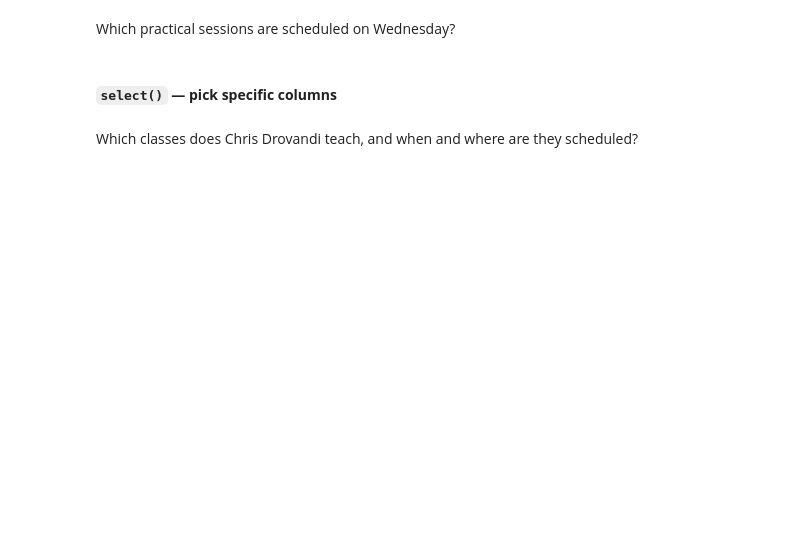
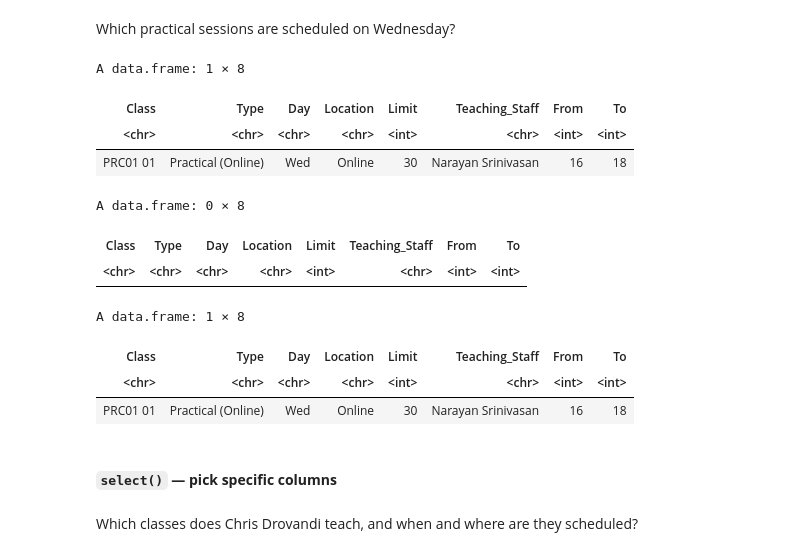
Before and after one commit to ConCuNho24/git-tutorial, a Jupyter notebook: notebooks/Week_1.ipynb, the cells around one changed output. Saved outputs shown, nothing was run; the diff lists cells and outputs as text; code cells hidden in the pictures; blank space fills up the shorter version.

Commit message:
Được tạo bằng Colab

```diff
--- a/notebooks/Week_1.ipynb
+++ b/notebooks/Week_1.ipynb
@@ -184,3 +224,27 @@ MXB107_Info %>%
+# %%
+MXB107_Info %>%
+  filter(str_detect(Type, "Practical"), #base R: str_detect(MXB107_Info$Type, pattern = "Practical")
+         Day == "Wed")
+
+### Như dưới này là sai vì %in% là tìm kiếm kiểu chính xác luôn chứ đừng hiểu nhầm
+filter(MXB107_Info, Type %in% "Pratical", Day == "Wed")
+
+### %in% như là == chỉ khác là nó linh hoạt khi so sánh như này: x %in% c("A", "B", "C")  # kiểm tra x có bằng A hoặc B hoặc C không
+
+### như này mới đúng:
+filter(MXB107_Info, str_detect(Type, "Practical"), Day %in% "Wed")
+# %% [output]
+A data.frame: 1 × 8
+| Class | Type | Day | Location | Limit | Teaching_Staff | From | To |
+| <chr> | <chr> | <chr> | <chr> | <int> | <chr> | <int> | <int> |
+| PRC01 01 | Practical (Online) | Wed | Online | 30 | Narayan Srinivasan | 16 | 18 |
+A data.frame: 0 × 8
+| Class | Type | Day | Location | Limit | Teaching_Staff | From | To |
+| <chr> | <chr> | <chr> | <chr> | <int> | <chr> | <int> | <int> |
+A data.frame: 1 × 8
+| Class | Type | Day | Location | Limit | Teaching_Staff | From | To |
+| <chr> | <chr> | <chr> | <chr> | <int> | <chr> | <int> | <int> |
+| PRC01 01 | Practical (Online) | Wed | Online | 30 | Narayan Srinivasan | 16 | 18 |
 # %% [markdown]
 #### **`select()` — pick specific columns**
 # %% [markdown]
```
Also changed, not shown: parts of 16 cells of this notebook.
